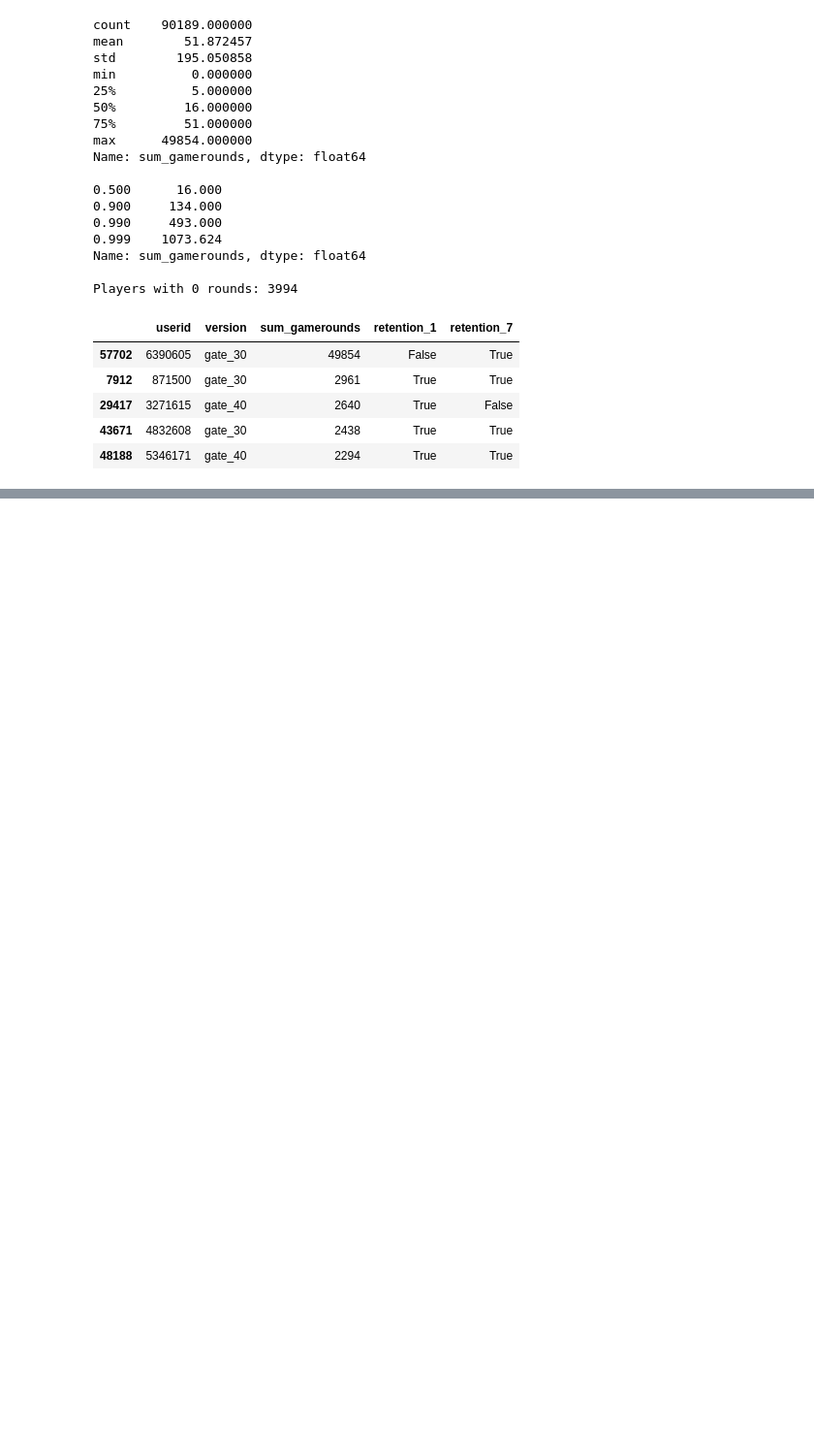
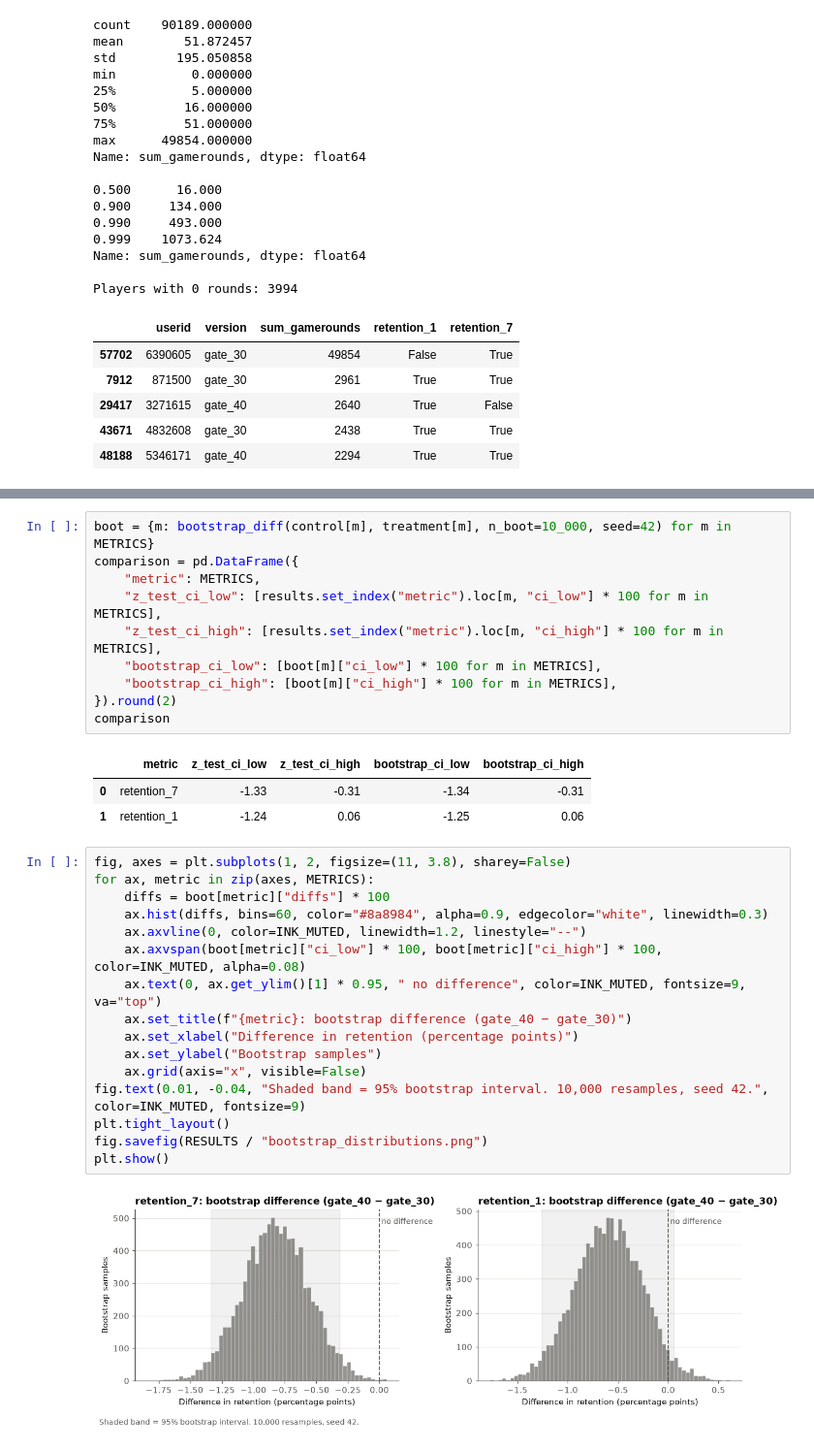
Before and after one commit to DarkhanMaks/cookie-cats-ab-test, a Jupyter notebook: notebooks/cookie_cats_ab_test.ipynb, the cells around one changed output, grey strips where cells are left out. Shown at 97% size. Drawn from its saved outputs; the diff is of its cells as text; blank space fills up the shorter version.

```diff
--- a/notebooks/cookie_cats_ab_test.ipynb
+++ b/notebooks/cookie_cats_ab_test.ipynb
@@ -91,0 +274,32 @@ plt.show()
+# %%
+boot = {m: bootstrap_diff(control[m], treatment[m], n_boot=10_000, seed=42) for m in METRICS}
+comparison = pd.DataFrame({
+    "metric": METRICS,
+    "z_test_ci_low": [results.set_index("metric").loc[m, "ci_low"] * 100 for m in METRICS],
+    "z_test_ci_high": [results.set_index("metric").loc[m, "ci_high"] * 100 for m in METRICS],
+    "bootstrap_ci_low": [boot[m]["ci_low"] * 100 for m in METRICS],
+    "bootstrap_ci_high": [boot[m]["ci_high"] * 100 for m in METRICS],
+}).round(2)
+comparison
+# %% [output]
+|  | metric | z_test_ci_low | z_test_ci_high | bootstrap_ci_low | bootstrap_ci_high |
+| 0 | retention_7 | -1.33 | -0.31 | -1.34 | -0.31 |
+| 1 | retention_1 | -1.24 | 0.06 | -1.25 | 0.06 |
+# %%
+fig, axes = plt.subplots(1, 2, figsize=(11, 3.8), sharey=False)
+for ax, metric in zip(axes, METRICS):
+    diffs = boot[metric]["diffs"] * 100
+    ax.hist(diffs, bins=60, color="#8a8984", alpha=0.9, edgecolor="white", linewidth=0.3)
+    ax.axvline(0, color=INK_MUTED, linewidth=1.2, linestyle="--")
+    ax.axvspan(boot[metric]["ci_low"] * 100, boot[metric]["ci_high"] * 100, color=INK_MUTED, alpha=0.08)
+    ax.text(0, ax.get_ylim()[1] * 0.95, " no difference", color=INK_MUTED, fontsize=9, va="top")
+    ax.set_title(f"{metric}: bootstrap difference (gate_40 − gate_30)")
+    ax.set_xlabel("Difference in retention (percentage points)")
+    ax.set_ylabel("Bootstrap samples")
+    ax.grid(axis="x", visible=False)
+fig.text(0.01, -0.04, "Shaded band = 95% bootstrap interval. 10,000 resamples, seed 42.", color=INK_MUTED, fontsize=9)
+plt.tight_layout()
+fig.savefig(RESULTS / "bootstrap_distributions.png")
+plt.show()
+# %% [output]
+[figure, added]
```
Also changed, not shown: parts of 34 cells of this notebook, 18 other files.
